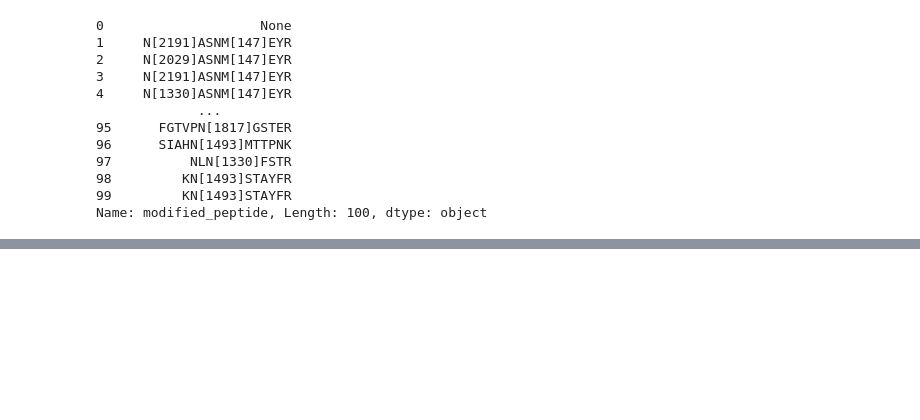
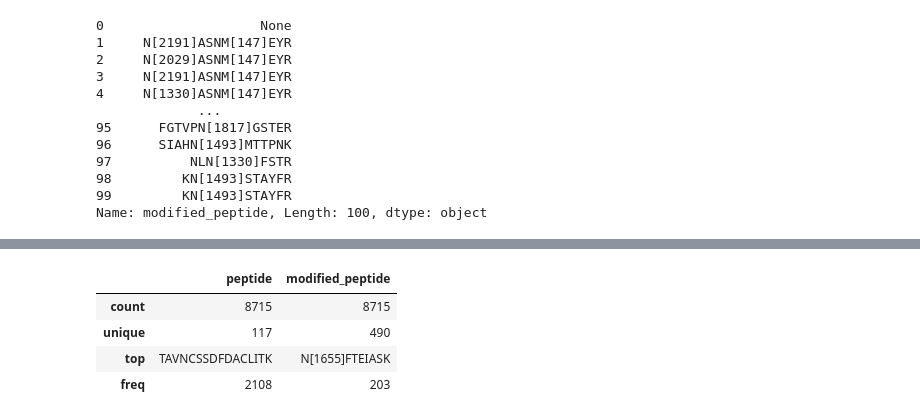
Before and after one commit to hjisaac/glycopeptide-data-lens, a Jupyter notebook: scripts/dataset_split.ipynb, the cells around one changed output, grey strips where cells are left out. Drawn from its saved outputs; the diff is of its cells as text; code cells hidden in the pictures; blank space fills up the shorter version.

```diff
--- a/scripts/dataset_split.ipynb
+++ b/scripts/dataset_split.ipynb
@@ -320,0 +378,12 @@ result[["peptide", "modified_peptide"]].to_csv(
+# %%
+valid_peptide_and_modified_df = pd.read_csv(
+    BASE_REPORTS_CSV_DIR
+    / f"version{split_version}_valid_split_peptide_and_modified_peptides.csv",
+)
+valid_peptide_and_modified_df.describe()
+# %% [output]
+|  | peptide | modified_peptide |
+| count | 8715 | 8715 |
+| unique | 117 | 490 |
+| top | TAVNCSSDFDACLITK | N[1655]FTEIASK |
+| freq | 2108 | 203 |
```
Also changed, not shown: parts of 20 cells of this notebook, 7 other files.
